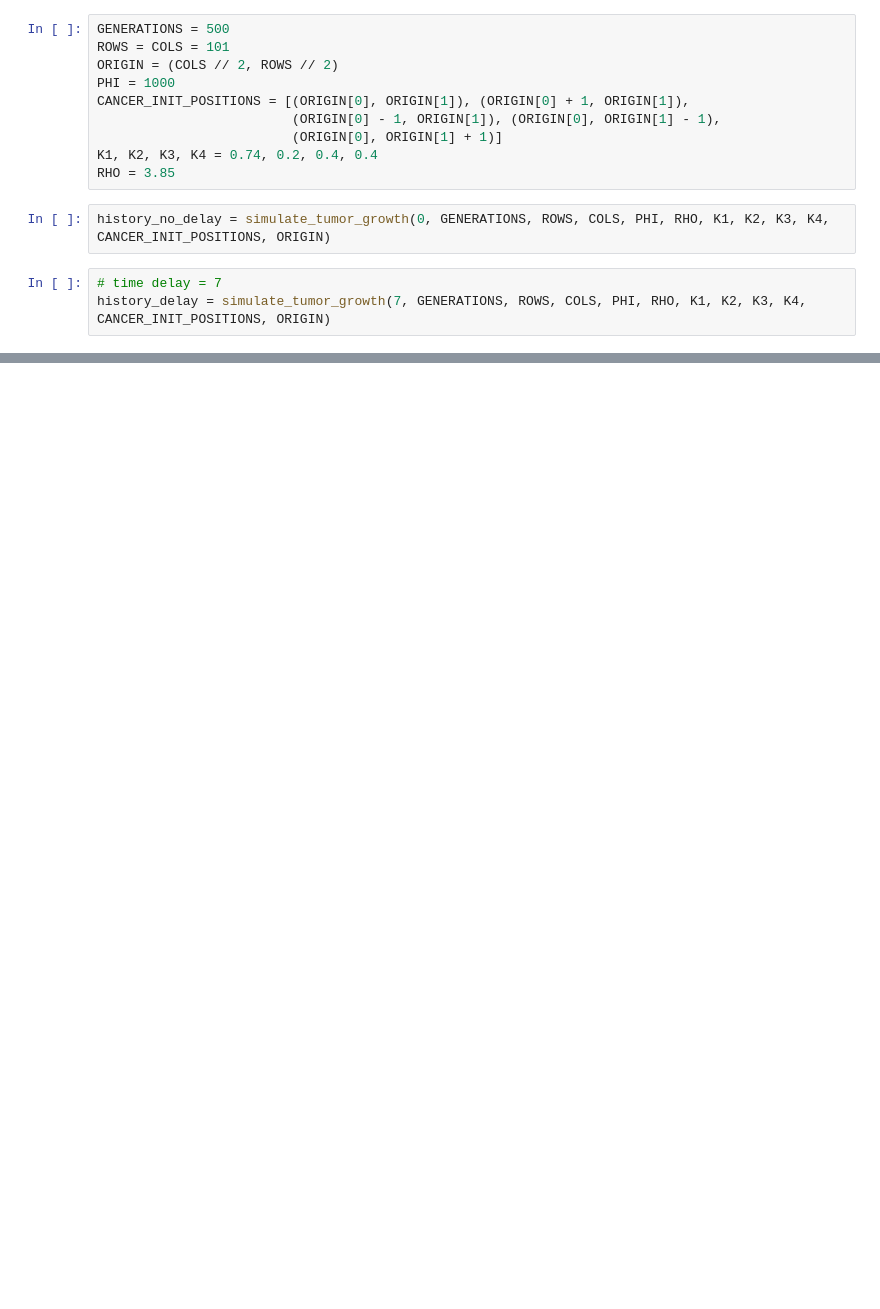
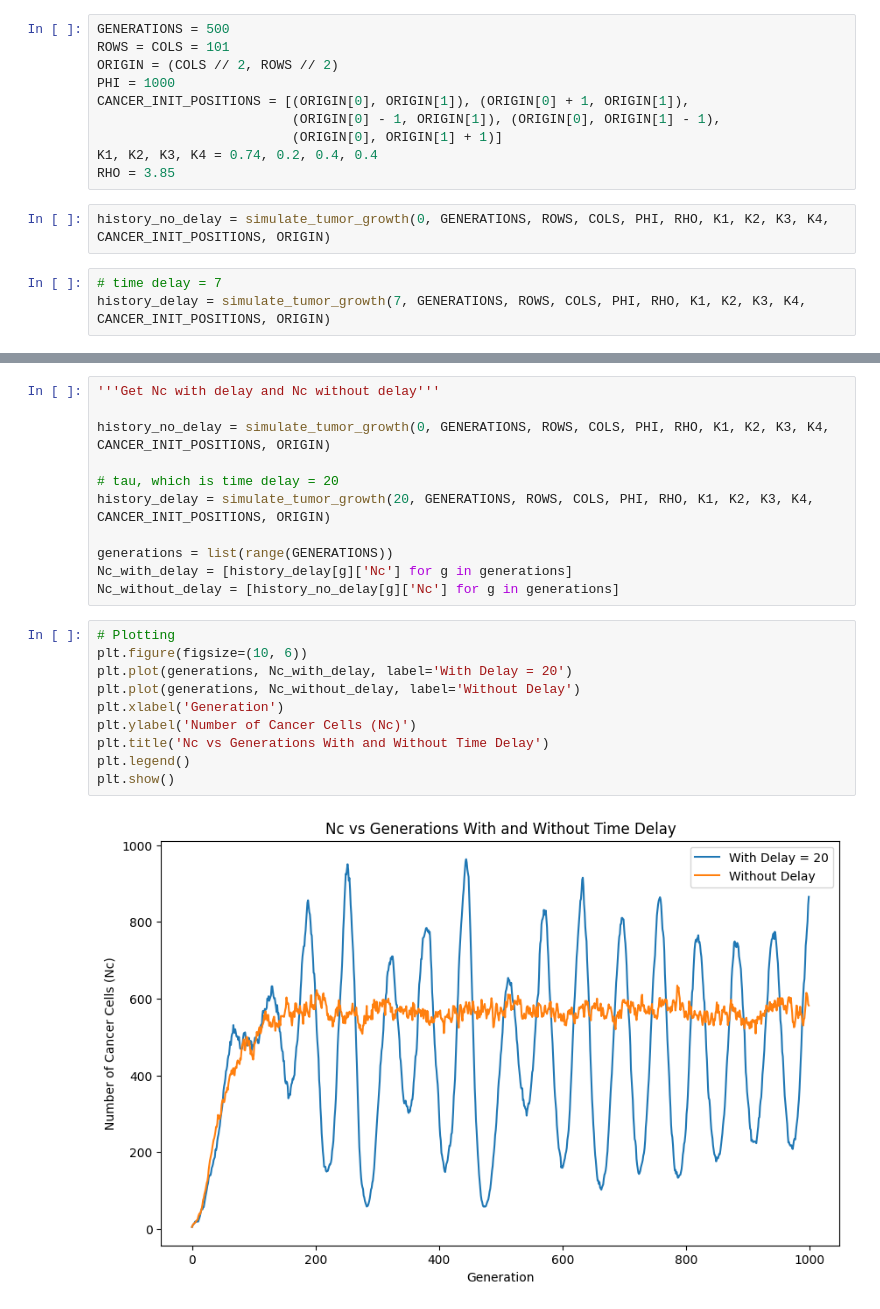
Before and after one commit to shreyaraghavendra/css_group_6, a Jupyter notebook: code/nc_vs_tau.ipynb, the cells around one changed output, grey strips where cells are left out. Drawn from its saved outputs; the diff is of its cells as text; blank space fills up the shorter version.

```diff
--- a/code/nc_vs_tau.ipynb
+++ b/code/nc_vs_tau.ipynb
@@ -43,0 +39,23 @@ plt.show()
+# %%
+'''Get Nc with delay and Nc without delay'''
+
+history_no_delay = simulate_tumor_growth(0, GENERATIONS, ROWS, COLS, PHI, RHO, K1, K2, K3, K4, CANCER_INIT_POSITIONS, ORIGIN)
+
+# tau, which is time delay = 20
+history_delay = simulate_tumor_growth(20, GENERATIONS, ROWS, COLS, PHI, RHO, K1, K2, K3, K4, CANCER_INIT_POSITIONS, ORIGIN)
+
+generations = list(range(GENERATIONS))
+Nc_with_delay = [history_delay[g]['Nc'] for g in generations]
+Nc_without_delay = [history_no_delay[g]['Nc'] for g in generations]
+# %%
+# Plotting
+plt.figure(figsize=(10, 6))
+plt.plot(generations, Nc_with_delay, label='With Delay = 20')
+plt.plot(generations, Nc_without_delay, label='Without Delay')
+plt.xlabel('Generation')
+plt.ylabel('Number of Cancer Cells (Nc)')
+plt.title('Nc vs Generations With and Without Time Delay')
+plt.legend()
+plt.show()
+# %% [output]
+[figure, added]
```
Also changed, not shown: parts of 6 cells of this notebook, 1 other file.
